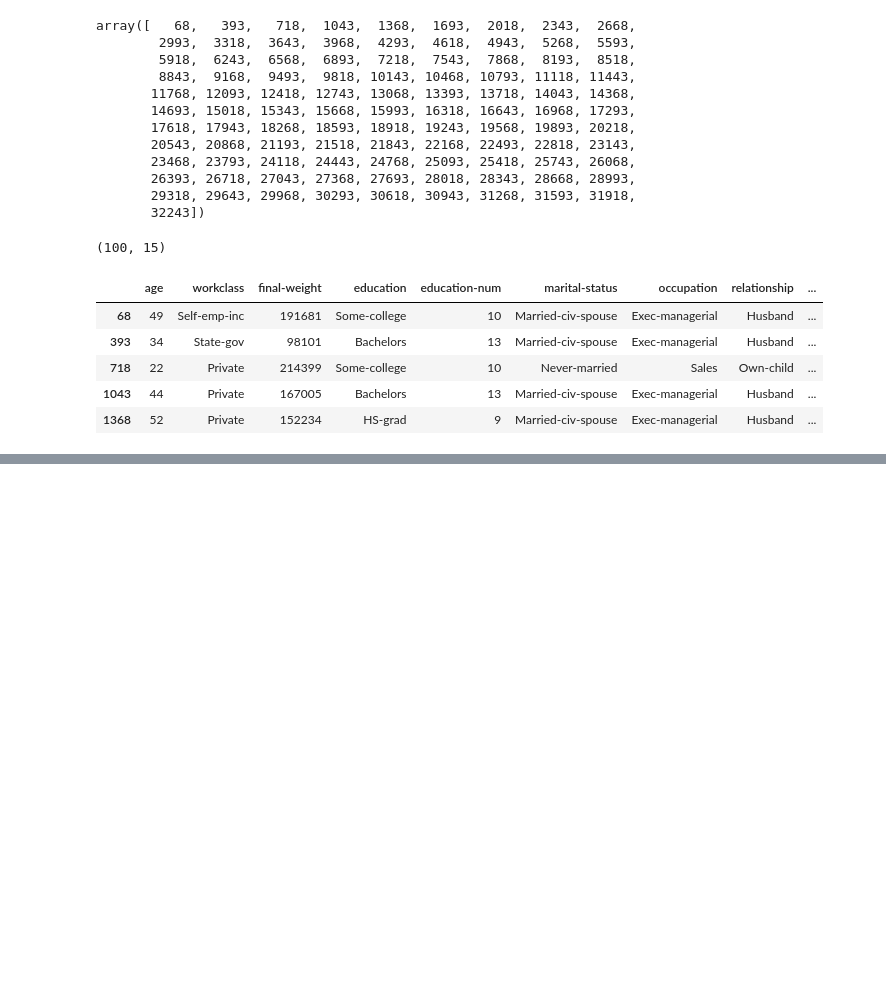
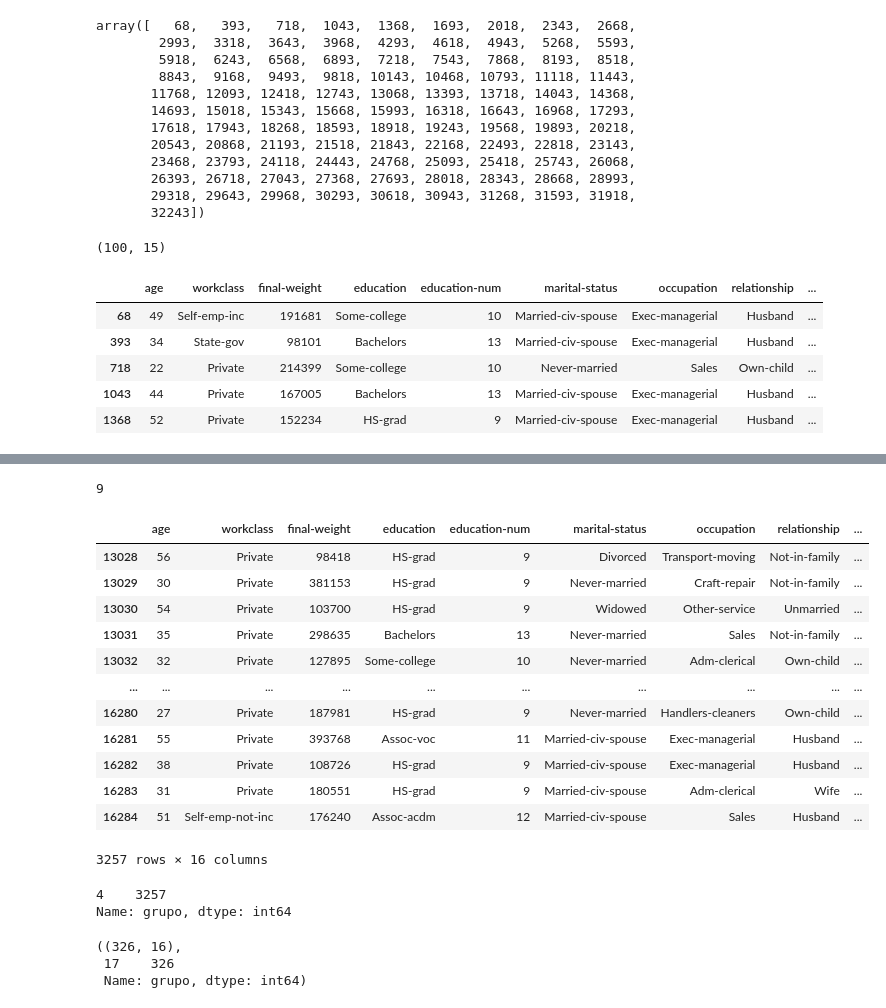
Before and after one commit to caiquemiranda/python-statistics, a Jupyter notebook: estatistica-machine-learning/cls01-População-e-amostra.ipynb, the cells around one changed output, grey strips where cells are left out. Cells and saved outputs as stored; diff of their text form; code cells hidden in the pictures; blank space fills up the shorter version.

Commit message:
amostrapor agrupamento

```diff
--- a/estatistica-machine-learning/cls01-População-e-amostra.ipynb
+++ b/estatistica-machine-learning/cls01-População-e-amostra.ipynb
@@ -123,0 +132,12 @@ df_amostra_sistematica.head()
+# %%
+# algoritmo para gerar amostras por grupos
+
+grupos = []                                   # lista vazia
+id_grupo = 0                                  # variavel auxiliar id do grupo
+contagem = 0                                  # variavel auxiliar contador de registros
+for _ in dados.iterrows():                    # iteração sobre os registros da base de dados
+    grupos.append(id_grupo)                   # adiciona o id do grupo
+    contagem += 1                             # incrementa a contagem +1
+    if contagem > len(dados) // 10:           # se a contagem for maior que a divisão da quantidade de registros por 10
+        contagem = 0                          # zera a contagem para o próximo grupo
+        id_grupo += 1                         # incrementa o id do grupo +1
@@ -123,0 +164,4 @@ df_amostra_sistematica.head()
+# %%
+# concatenando os grupos com os dados
+
+dados['grupo'] = grupos
@@ -123,0 +190,32 @@ df_amostra_sistematica.head()
+# %%
+# gerando um valor aleatório entre 0 e 9 para busca pelo grupo
+
+random.randint(0, 9)
+# %% [output]
+9
+# %%
+# filtro por grupo e valor aleatório
+
+df_agrupamento = dados[dados['grupo'] == 4]
+df_agrupamento
+# %% [output]
+|  | age | workclass | final-weight | education | education-num | marital-status | occupation | relationship | ... |
+| 13028 | 56 | Private | 98418 | HS-grad | 9 | Divorced | Transport-moving | Not-in-family | ... |
+| 13029 | 30 | Private | 381153 | HS-grad | 9 | Never-married | Craft-repair | Not-in-family | ... |
+| 13030 | 54 | Private | 103700 | HS-grad | 9 | Widowed | Other-service | Unmarried | ... |
+| 13031 | 35 | Private | 298635 | Bachelors | 13 | Never-married | Sales | Not-in-family | ... |
+| 13032 | 32 | Private | 127895 | Some-college | 10 | Never-married | Adm-clerical | Own-child | ... |
+| ... | ... | ... | ... | ... | ... | ... | ... | ... | ... |
+| 16280 | 27 | Private | 187981 | HS-grad | 9 | Never-married | Handlers-cleaners | Own-child | ... |
+| 16281 | 55 | Private | 393768 | Assoc-voc | 11 | Married-civ-spouse | Exec-managerial | Husband | ... |
+| 16282 | 38 | Private | 108726 | HS-grad | 9 | Married-civ-spouse | Exec-managerial | Husband | ... |
+| 16283 | 31 | Private | 180551 | HS-grad | 9 | Married-civ-spouse | Adm-clerical | Wife | ... |
+| 16284 | 51 | Self-emp-not-inc | 176240 | Assoc-acdm | 12 | Married-civ-spouse | Sales | Husband | ... |
+3257 rows × 16 columns
+# %%
+# quantidade de registros agrupados
+
+df_agrupamento['grupo'].value_counts()
+# %% [output]
+4    3257
+Name: grupo, dtype: int64
@@ -123,0 +242,10 @@ df_amostra_sistematica.head()
+# %%
+# uso da função para gerar amostras por grupos com 100 grupos
+df_amostra_agrupamento = amostragem_agrupamentos(dados, 100)
+
+# visualização da quantidade de registros agrupados((quantidade de registros), grupo, quantidade de registros no grupo)
+df_amostra_agrupamento.shape, df_amostra_agrupamento['grupo'].value_counts()
+# %% [output]
+((326, 16),
+ 17    326
+ Name: grupo, dtype: int64)
```
Also changed, not shown: parts of 12 cells of this notebook.
